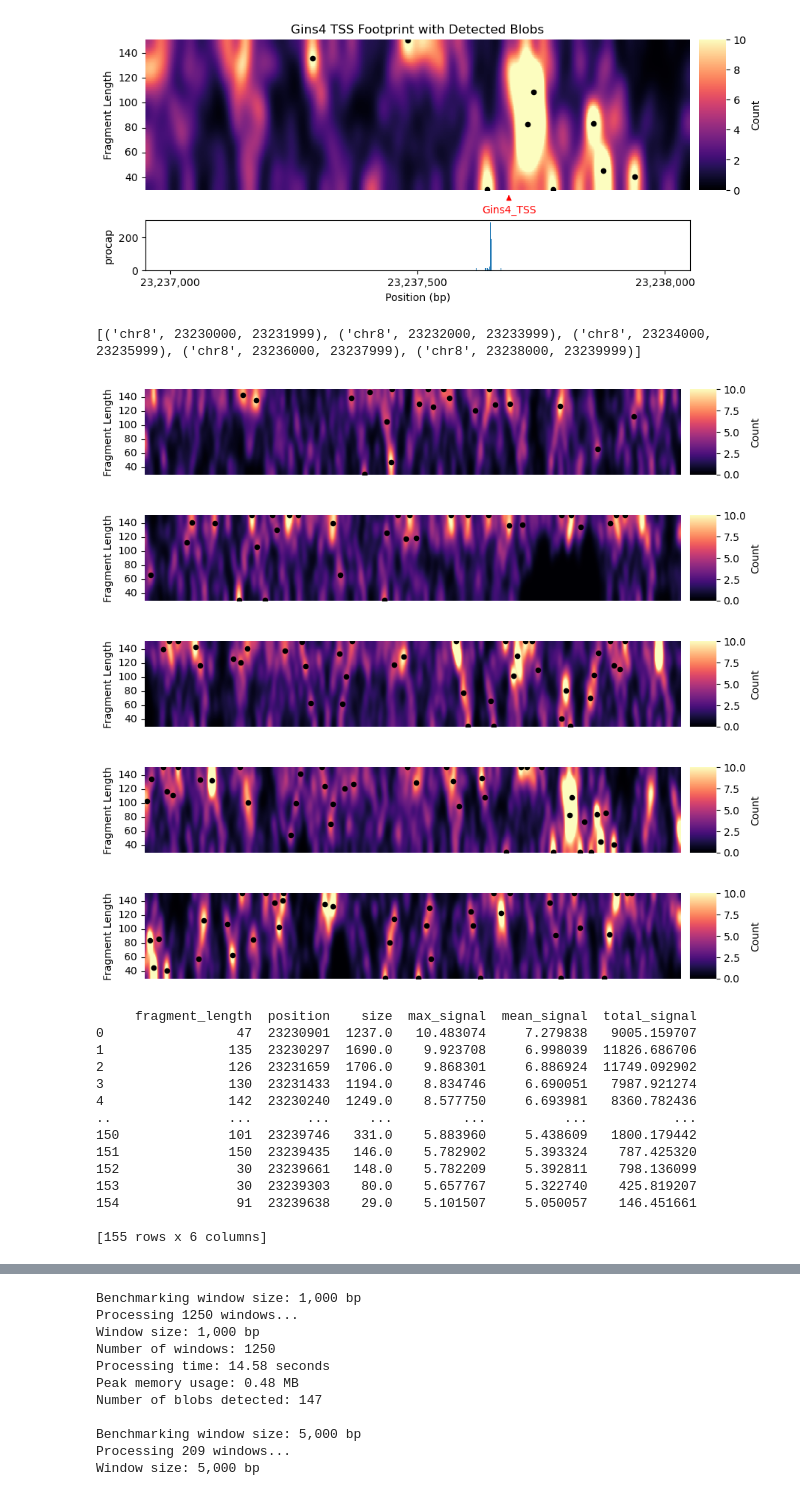
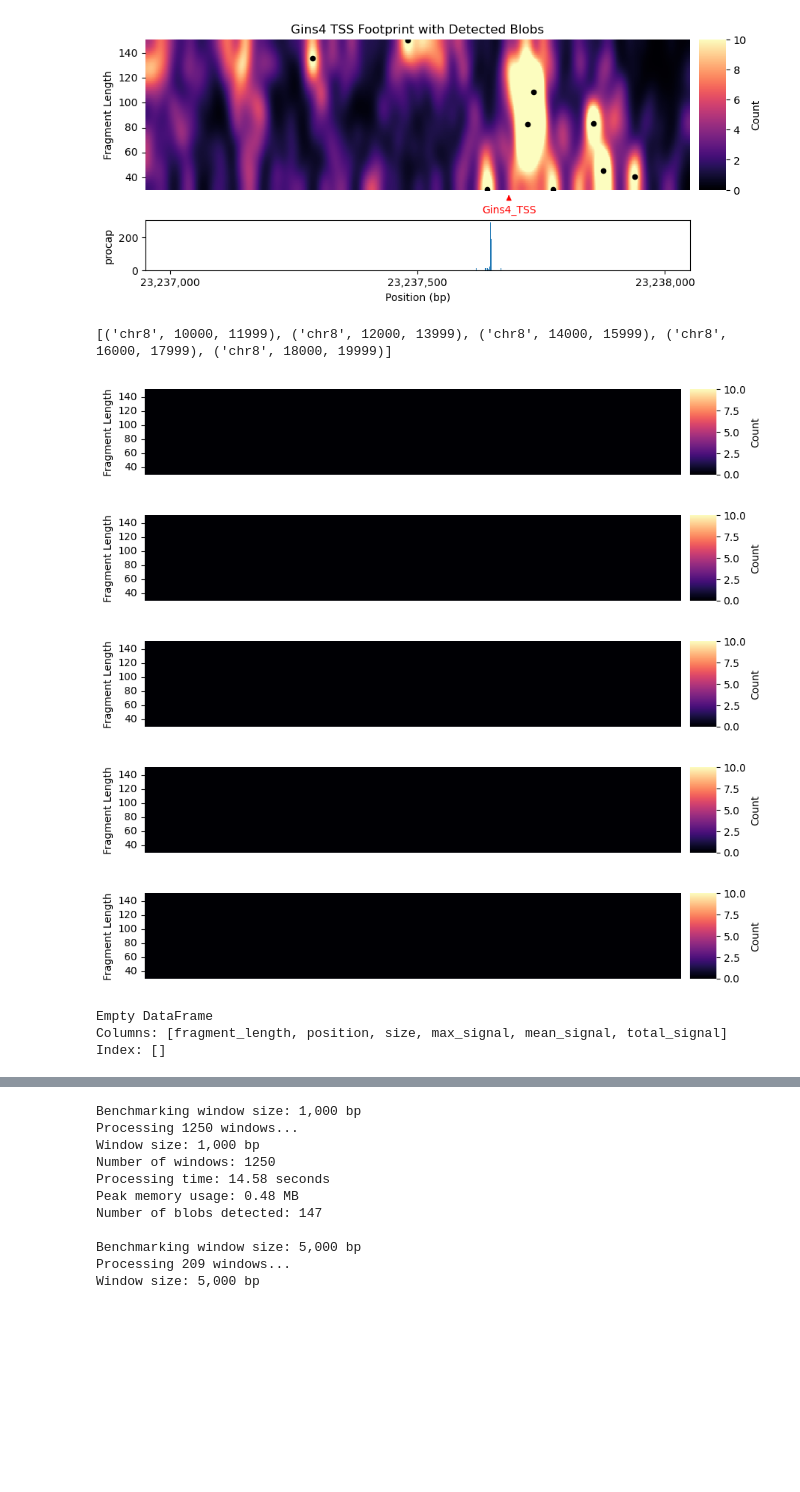
Before and after one commit to aryeelab/foci-3d, a Jupyter notebook: code/footprinting.ipynb, the cells around one changed output, grey strips where cells are left out. Saved outputs shown, nothing was run; the diff lists cells and outputs as text; code cells hidden in the pictures; blank space fills up the shorter version.

```diff
--- a/code/footprinting.ipynb
+++ b/code/footprinting.ipynb
@@ -106,7 +106,7 @@ sigma = 10.0       # Standard deviation for Gaussian smoothing
 min_size = 5      # Minimum blob size in pixels
 
 # Detect blobs in the footprint matrix
-blobs = detect_blobs(
+blobs = detect_blobs_matrix(
     footprint_matrix=footprint,
     threshold=threshold,
     min_size=min_size
@@ -163,59 +163,51 @@ threshold = 5.0  # Minimum signal intensity to be considered part of a blob
 sigma = 10.0       # Standard deviation for Gaussian smoothing
 min_size = 5      # Minimum blob size in pixels
 
+chrom = 'chr8'
+#start_bp = 23_230_000
+#end_bp = 23_240_000
+
+start_bp = 10000
+end_bp = 20000
 
 
-chrom = 'chr8'
-start_bp = 23_230_000
-end_bp = 23_240_000
 window_size = 2000
 pad = 200
 
 # Make windows from start_bp to end_bp with a 500bp overlap
 windows = []
 for i in range(start_bp, end_bp, window_size):
     windows.append((chrom, i, i+window_size-1))
 
 print(windows)
 
 # Loop over windows
 # Initialize blobs as an empty DataFrame before the loop (outside the loop)
 blobs = pd.DataFrame()
 
 for chrom, window_start, window_end in windows:
     footprint, _ = get_count_matrix(counts_gz, chrom, window_start-pad, window_end+pad, fragment_len_min=30, fragment_len_max=150, scale_factor_dict=avg_by_len, sigma=10)
     # Detect blobs in the footprint matrix
-    window_blobs = detect_blobs(
+    window_blobs = detect_blobs_matrix(
         footprint_matrix=footprint,
         threshold=threshold, min_size=min_size
     )
     # Subset to blobs within (unpadded) window
     window_blobs = window_blobs[(window_blobs['position'] >= window_start) & (window_blobs['position'] <= window_end)]
     # Append window_blobs to blobs
     blobs = pd.concat([blobs, window_blobs], ignore_index=True)
 
     plot_count_matrix(footprint, blobs=blobs, blob_marker='o', blob_color='black', blob_size=20,
                       xtick_spacing=500, figsize=(10, 1.5), vmax=10)
 
 print(blobs)
 # %% [output]
-[('chr8', 23230000, 23231999), ('chr8', 23232000, 23233999), ('chr8', 23234000, 23235999), ('chr8', 23236000, 23237999), ('chr8', 23238000, 23239999)]
+[('chr8', 10000, 11999), ('chr8', 12000, 13999), ('chr8', 14000, 15999), ('chr8', 16000, 17999), ('chr8', 18000, 19999)]
-[figure, old version]
+[figure, new version]
-[figure, old version]
+[figure, new version]
-[figure, old version]
+[figure, new version]
-[figure, old version]
+[figure, new version]
-[figure, old version]
+[figure, new version]
-     fragment_length  position    size  max_signal  mean_signal  total_signal
-0                 47  23230901  1237.0   10.483074     7.279838   9005.159707
-1                135  23230297  1690.0    9.923708     6.998039  11826.686706
-2                126  23231659  1706.0    9.868301     6.886924  11749.092902
-3                130  23231433  1194.0    8.834746     6.690051   7987.921274
-4                142  23230240  1249.0    8.577750     6.693981   8360.782436
-..               ...       ...     ...         ...          ...           ...
-150              101  23239746   331.0    5.883960     5.438609   1800.179442
-151              150  23239435   146.0    5.782902     5.393324    787.425320
-152               30  23239661   148.0    5.782209     5.392811    798.136099
-153               30  23239303    80.0    5.657767     5.322740    425.819207
-154               91  23239638    29.0    5.101507     5.050057    146.451661
-
-[155 rows x 6 columns]
+Empty DataFrame
+Columns: [fragment_length, position, size, max_signal, mean_signal, total_signal]
+Index: []
```
Also changed, not shown: parts of 5 cells of this notebook, 1 other file.
